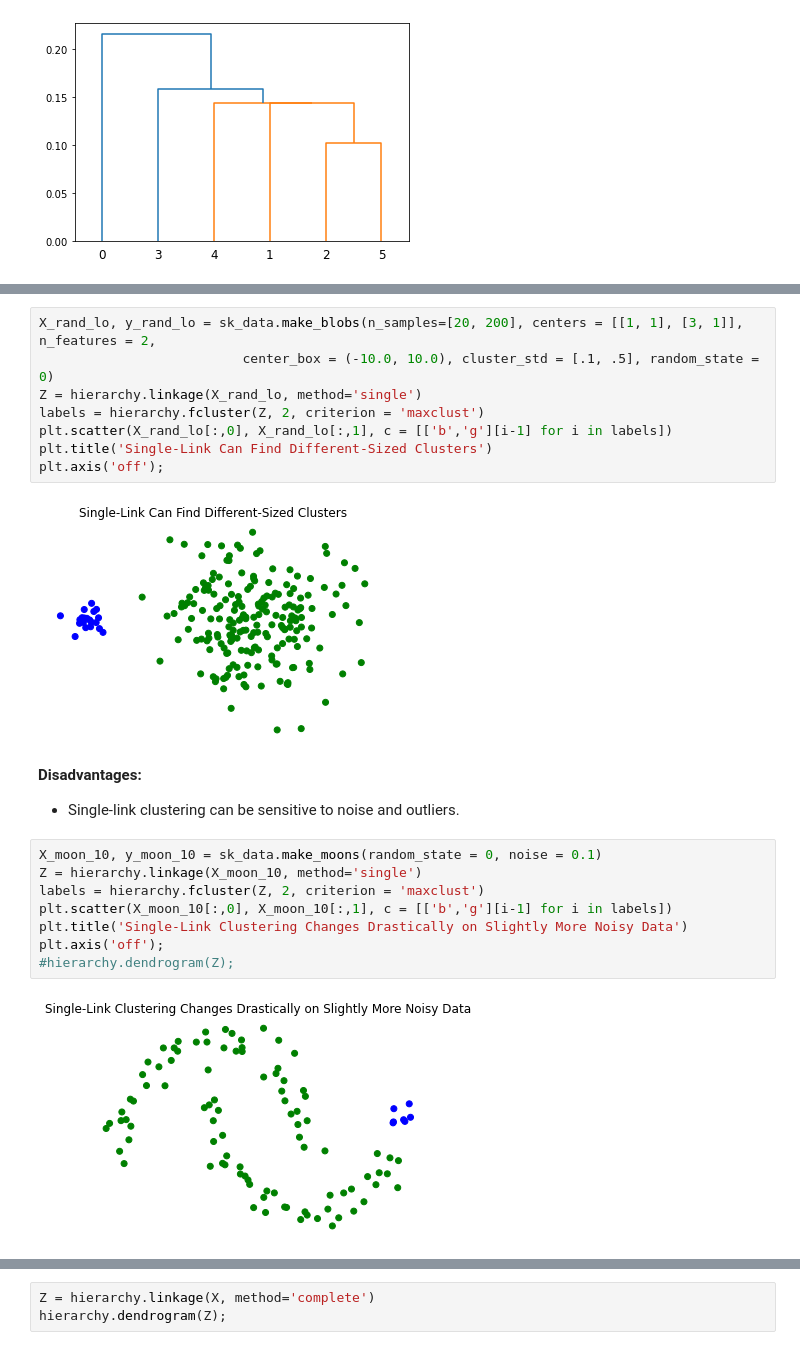
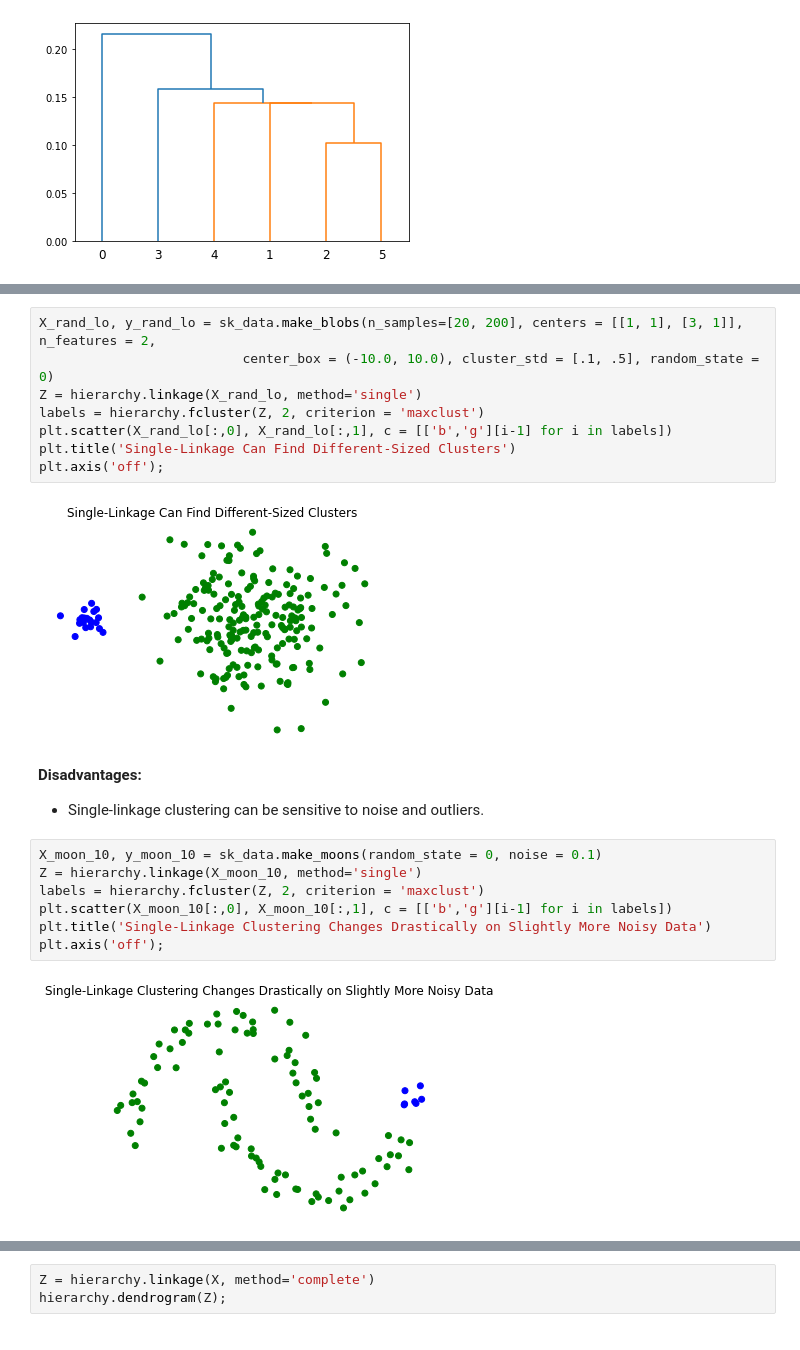
Before and after one commit to mcrovella/CS506-Computational-Tools-for-Data-Science, a Jupyter notebook: 08-Clustering-III-hierarchical.ipynb, the cells around one changed output, grey strips where cells are left out. Cells and saved outputs as stored; diff of their text form.

```diff
--- a/08-Clustering-III-hierarchical.ipynb
+++ b/08-Clustering-III-hierarchical.ipynb
@@ -250,24 +256,23 @@ X_rand_lo, y_rand_lo = sk_data.make_blobs(n_samples=[20, 200], centers = [[1, 1]
 Z = hierarchy.linkage(X_rand_lo, method='single')
 labels = hierarchy.fcluster(Z, 2, criterion = 'maxclust')
 plt.scatter(X_rand_lo[:,0], X_rand_lo[:,1], c = [['b','g'][i-1] for i in labels])
-plt.title('Single-Link Can Find Different-Sized Clusters')
+plt.title('Single-Linkage Can Find Different-Sized Clusters')
 plt.axis('off');
 # %% [output]
-[figure, old version]
+[figure, new version]
 # %% [markdown]
 __Disadvantages:__
 
-* Single-link clustering can be sensitive to noise and outliers.
+* Single-linkage clustering can be sensitive to noise and outliers.
 # %%
 X_moon_10, y_moon_10 = sk_data.make_moons(random_state = 0, noise = 0.1)
 Z = hierarchy.linkage(X_moon_10, method='single')
 labels = hierarchy.fcluster(Z, 2, criterion = 'maxclust')
 plt.scatter(X_moon_10[:,0], X_moon_10[:,1], c = [['b','g'][i-1] for i in labels])
-plt.title('Single-Link Clustering Changes Drastically on Slightly More Noisy Data')
+plt.title('Single-Linkage Clustering Changes Drastically on Slightly More Noisy Data')
 plt.axis('off');
-#hierarchy.dendrogram(Z);
 # %% [output]
-[figure, old version]
+[figure, new version]
 # %%
 X_rand_hi, y_rand_hi = sk_data.make_blobs(n_samples=[20, 200], centers = [[1, 1], [3, 1]], n_features = 2,
                           center_box = (-10.0, 10.0), cluster_std = [.15, .6], random_state = 0)
```
Also changed, not shown: parts of 18 cells of this notebook.
